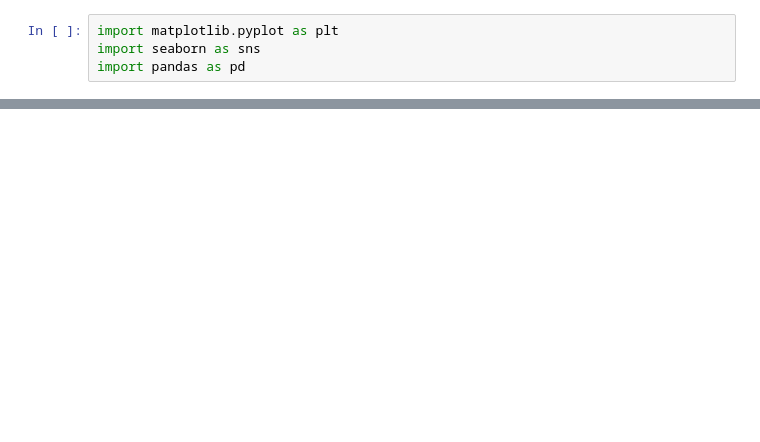
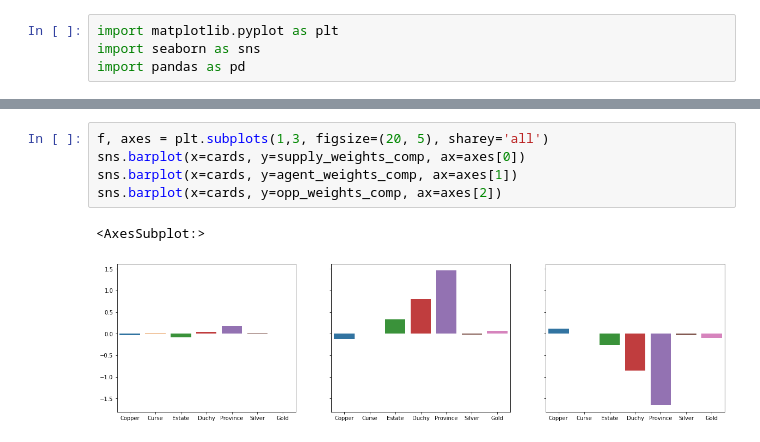
Before and after one commit to SpecificGenerality/PyDominion, a Jupyter notebook: notebooks/mcts_training.ipynb, the cells around one changed output, grey strips where cells are left out. Cells and saved outputs as stored; diff of their text form; blank space fills up the shorter version.

```diff
--- a/notebooks/mcts_training.ipynb
+++ b/notebooks/mcts_training.ipynb
@@ -88,0 +79,8 @@ sns.barplot(x=cards, y=agent_weights)
+# %%
+f, axes = plt.subplots(1,3, figsize=(20, 5), sharey='all')
+sns.barplot(x=cards, y=supply_weights_comp, ax=axes[0])
+sns.barplot(x=cards, y=agent_weights_comp, ax=axes[1])
+sns.barplot(x=cards, y=opp_weights_comp, ax=axes[2])
+# %% [output]
+<AxesSubplot:>
+[figure, added]
```
Also changed, not shown: parts of 17 cells of this notebook, 4 other files.
